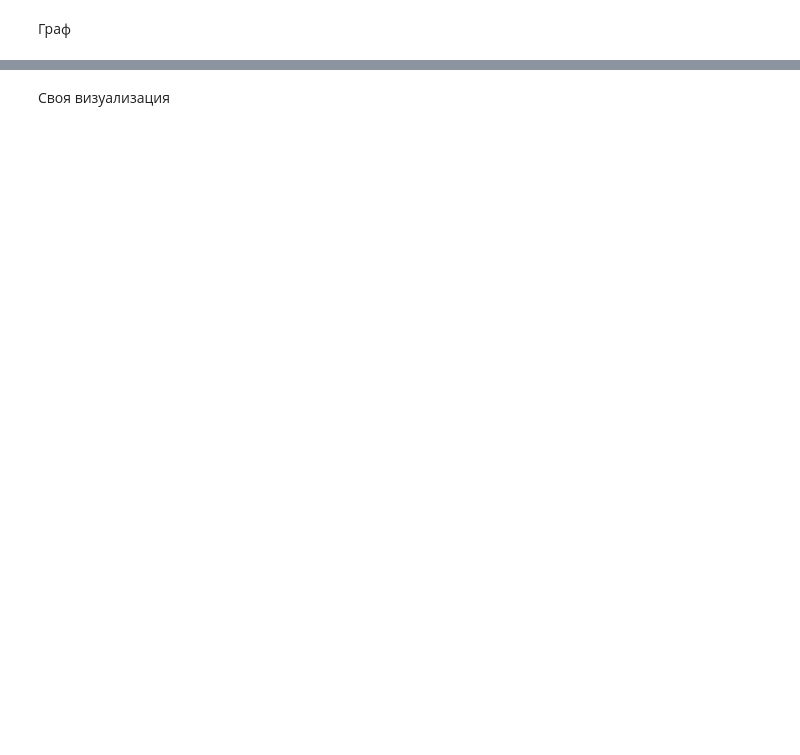
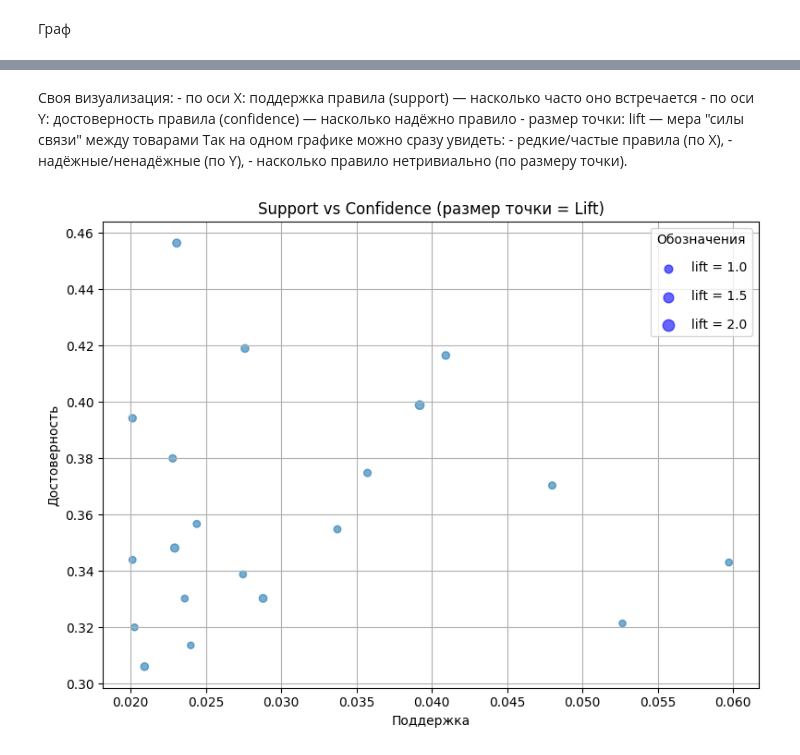
Before and after one commit to Slavyan07/siimo_lab2, a Jupyter notebook: siimo/lab2/lab2.ipynb, the cells around one changed output, grey strips where cells are left out. Drawn from its saved outputs; the diff is of its cells as text; code cells hidden in the pictures; blank space fills up the shorter version.

```diff
--- a/siimo/lab2/lab2.ipynb
+++ b/siimo/lab2/lab2.ipynb
@@ -159,11 +290,28 @@ plt.show()
 # %% [markdown]
-Своя визуализация
+Своя визуализация:
+    - по оси X: поддержка правила (support) — насколько часто оно встречается
+    - по оси Y: достоверность правила (confidence) — насколько надёжно правило
+    - размер точки: lift — мера "силы связи" между товарами
+Так на одном графике можно сразу увидеть:
+    - редкие/частые правила (по X),
+    - надёжные/ненадёжные (по Y),
+    - насколько правило нетривиально (по размеру точки).
 # %%
 plt.figure(figsize=(8,6))
 plt.scatter(rules_fpg['support'], rules_fpg['confidence'], s=rules_fpg['lift']*20, alpha=0.6)
 
 plt.xlabel("Поддержка")
 plt.ylabel("Достоверность")
 plt.title("Support vs Confidence (размер точки = Lift)")
 plt.grid()
+lift_levels = [1.0, 1.5, 2.0]
+
+for lvl in lift_levels:
+    plt.scatter([], [], s=lvl * 40, alpha=0.6, color='blue', label=f"lift = {lvl}")
+
+plt.legend(scatterpoints=1, frameon=True, labelspacing=1.2, title="Обозначения")
+
+plt.tight_layout()
 plt.show()
+# %% [output]
+[figure, added]
```
Also changed, not shown: parts of 14 cells of this notebook.
